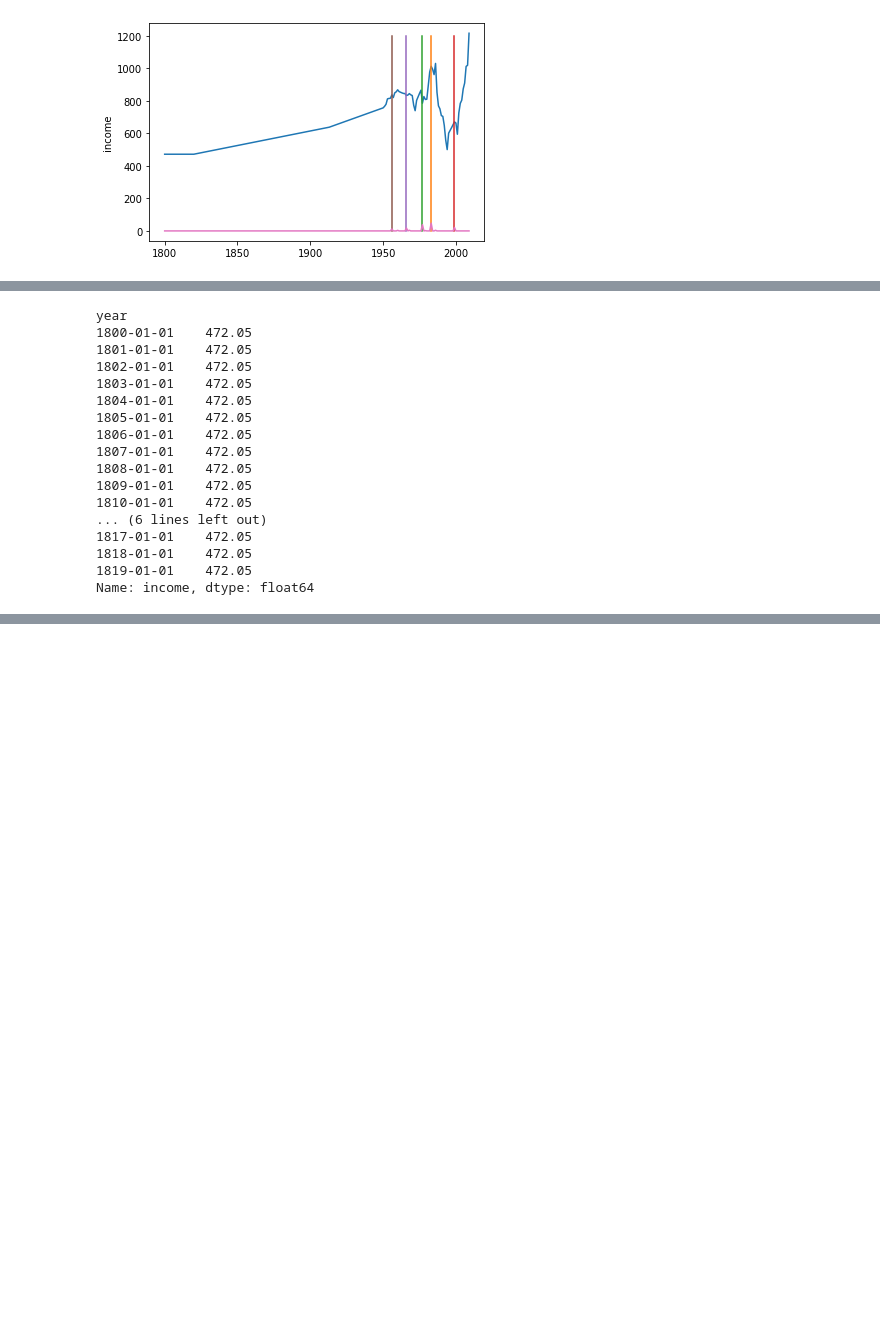
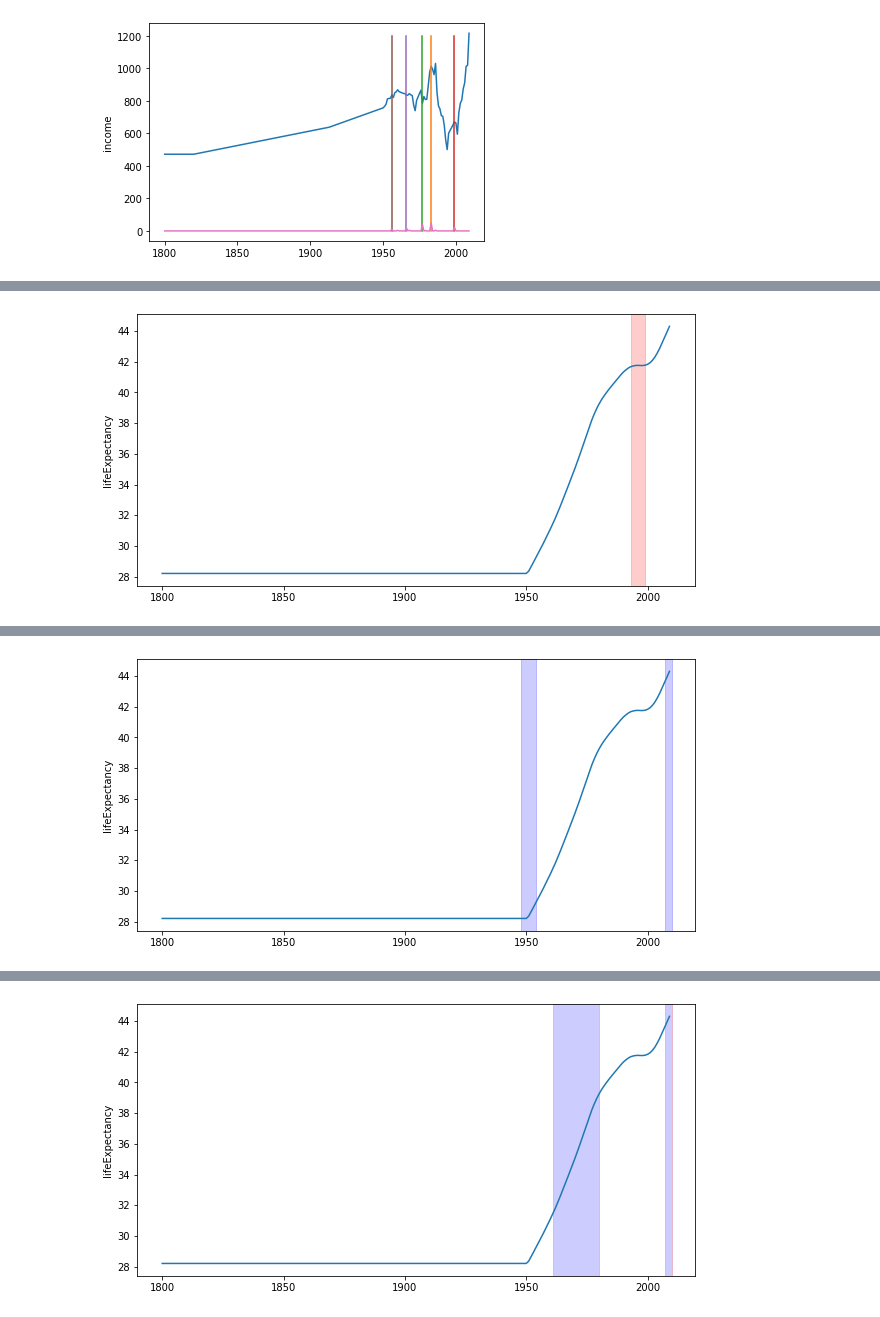
Before and after one commit to tanakaht/interactive_report, a Jupyter notebook: server/illustrate_change.ipynb, the cells around one changed output, grey strips where cells are left out. Cells and saved outputs as stored; diff of their text form; code cells hidden in the pictures; blank space fills up the shorter version.

```diff
--- a/server/illustrate_change.ipynb
+++ b/server/illustrate_change.ipynb
@@ -208,20 +206,0 @@ Type:      function
-# %%
-pd.concat([df['income'][:10], df['income'][10:20]])
-# %% [output]
-year
-1800-01-01    472.05
-1801-01-01    472.05
-1802-01-01    472.05
-1803-01-01    472.05
-1804-01-01    472.05
-1805-01-01    472.05
-1806-01-01    472.05
-1807-01-01    472.05
-1808-01-01    472.05
-1809-01-01    472.05
-1810-01-01    472.05
-... (6 lines left out)
-1817-01-01    472.05
-1818-01-01    472.05
-1819-01-01    472.05
-Name: income, dtype: float64
@@ -248,0 +207,53 @@ print("Fracton of values within three SD =", three_sd)
+# %%
+import matplotlib.pyplot as plt
+import seaborn as sns
+
+ind = 'lifeExpectancy'
+# ind = 'income'
+window_size_A = 6
+window_size_B = 4
+window_size_C = 4
+
+g = new_nations.groupby('name')
+for k in g.groups.keys():
+    df = g.get_group(k).sort_values('year').set_index('year').interpolate('time')
+    break
+ys = df[ind]
+
+
+fig = plt.figure(figsize=(10, 5))
+ax = fig.add_subplot(111)
+sns.lineplot(x=range(1800, 2010), y=ind, data=df)
+for from_, to_, ptype in A(ys, window_size_A):
+    from_ += 1800
+    to_ += 1800
+    ax.add_patch(pat.Rectangle(xy=(from_, 0), width=to_-from_, height=1200, color='red', alpha=0.2))
+    x = (from_+to_)/2
+    # plt.plot([x, x], [0, 1200])
+plt.show()
+
+
+fig = plt.figure(figsize=(10, 5))
+ax = fig.add_subplot(111)
+sns.lineplot(x=range(1800, 2010), y=ind, data=df)
+for from_, to_, ptype in B(ys, window_size_B, k_sigma=3):
+    from_ += 1800
+    to_ += 1800
+    ax.add_patch(pat.Rectangle(xy=(from_, 0), width=to_-from_, height=1200, color='blue', alpha=0.2))
+    x = (from_+to_)/2
+    # plt.plot([x, x], [0, 1200])
+plt.show()
+
+
+fig = plt.figure(figsize=(10, 5))
+ax = fig.add_subplot(111)
+sns.lineplot(x=range(1800, 2010), y=ind, data=df)
+for from_, to_, ptype in large_grad(ys, window_size_C, k_sigma=2):
+    from_ += 1800
+    to_ += 1800
+    ax.add_patch(pat.Rectangle(xy=(from_, 0), width=to_-from_, height=1200, facecolor='blue', edgecolor='red', alpha=0.2))
+    x = (from_+to_)/2
+    # plt.plot([x, x], [0, 1200])
+plt.show()
+# %% [output]
+[figure, added]
@@ -248,0 +261 @@ print("Fracton of values within three SD =", three_sd)
+[figure, added]
@@ -248,0 +263 @@ print("Fracton of values within three SD =", three_sd)
+[figure, added]
```
Also changed, not shown: parts of 26 cells of this notebook, 8 other files.
